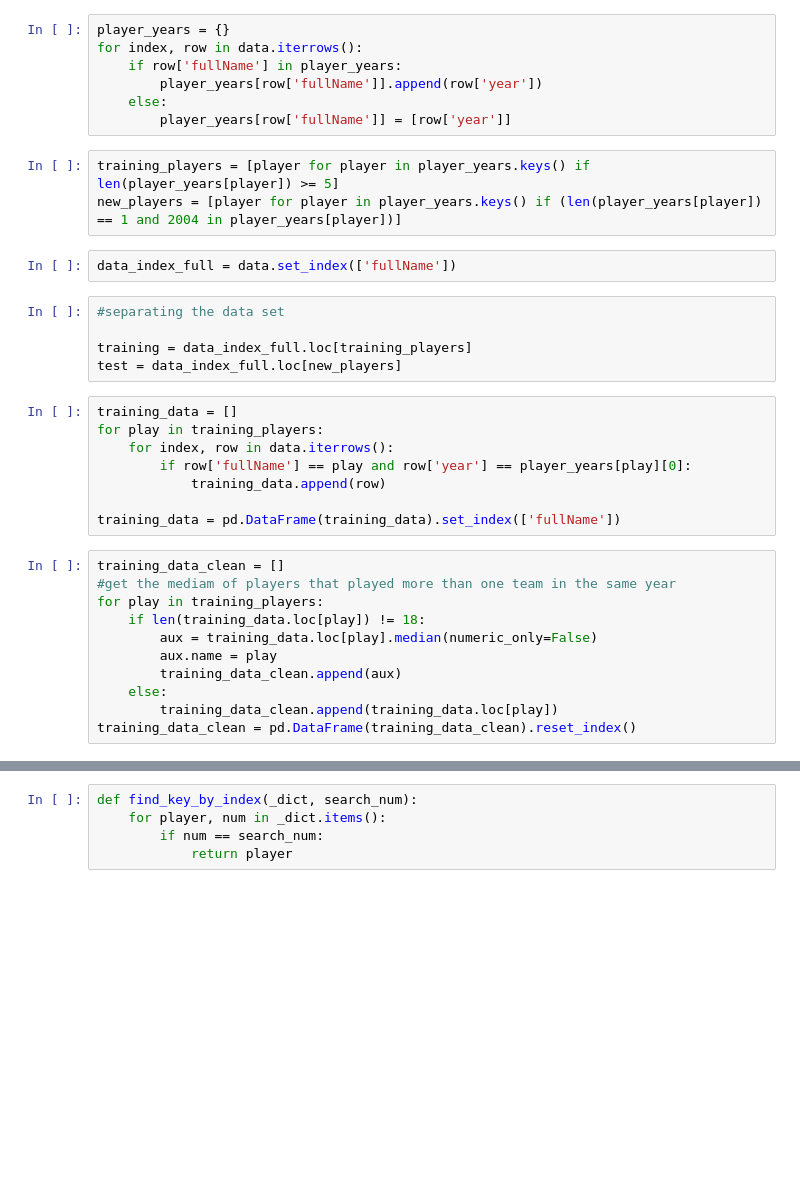
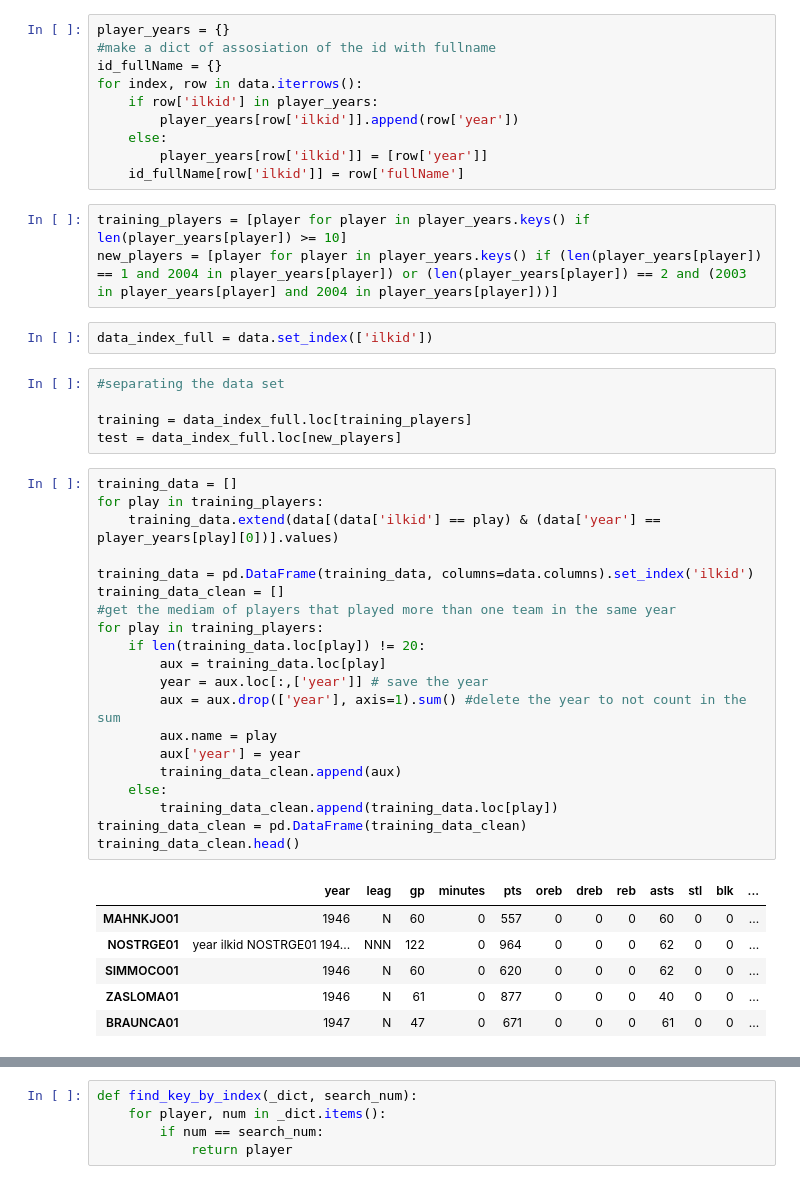
Before and after one commit to giovanniattina/Intelig-ncia_Artificial_Trabalho1, a Jupyter notebook: trab.ipynb, the cells around one changed output, grey strips where cells are left out. Drawn from its saved outputs; the diff is of its cells as text; blank space fills up the shorter version.

```diff
--- a/trab.ipynb
+++ b/trab.ipynb
@@ -8,36 +7,47 @@ data = data.drop(["firstname",'lastname', 'ilkid', 'firstname', 'lastname', 'tea
 # %%
 player_years = {}
+#make a dict of assosiation of the id with fullname
+id_fullName = {}
 for index, row in data.iterrows():
-    if row['fullName'] in player_years:
-        player_years[row['fullName']].append(row['year'])
+    if row['ilkid'] in player_years:
+        player_years[row['ilkid']].append(row['year'])
     else:
-        player_years[row['fullName']] = [row['year']]
+        player_years[row['ilkid']] = [row['year']]
+    id_fullName[row['ilkid']] = row['fullName']
 # %%
-training_players = [player for player in player_years.keys() if len(player_years[player]) >= 5]
-new_players = [player for player in player_years.keys() if (len(player_years[player]) == 1 and 2004 in player_years[player])]
+training_players = [player for player in player_years.keys() if len(player_years[player]) >= 10]
+new_players = [player for player in player_years.keys() if (len(player_years[player]) == 1 and 2004 in player_years[player]) or (len(player_years[player]) == 2 and (2003 in player_years[player] and 2004 in player_years[player]))]
 # %%
-data_index_full = data.set_index(['fullName'])
+data_index_full = data.set_index(['ilkid'])
 # %%
 #separating the data set
 
 training = data_index_full.loc[training_players]
 test = data_index_full.loc[new_players]
-# %%
-training_data = []
-for play in training_players:
-    for index, row in data.iterrows():
-        if row['fullName'] == play and row['year'] == player_years[play][0]:
-            training_data.append(row)
-
-training_data = pd.DataFrame(training_data).set_index(['fullName'])
 # %%
+training_data = []
+for play in training_players:
+    training_data.extend(data[(data['ilkid'] == play) & (data['year'] == player_years[play][0])].values)
+
+training_data = pd.DataFrame(training_data, columns=data.columns).set_index('ilkid')
 training_data_clean = []
 #get the mediam of players that played more than one team in the same year
 for play in training_players:
-    if len(training_data.loc[play]) != 18:
-        aux = training_data.loc[play].median(numeric_only=False)
+    if len(training_data.loc[play]) != 20:
+        aux = training_data.loc[play]
+        year = aux.loc[:,['year']] # save the year
+        aux = aux.drop(['year'], axis=1).sum() #delete the year to not count in the sum
         aux.name = play
+        aux['year'] = year
         training_data_clean.append(aux)
     else:
         training_data_clean.append(training_data.loc[play])
-training_data_clean = pd.DataFrame(training_data_clean).reset_index()
+training_data_clean = pd.DataFrame(training_data_clean)
+training_data_clean.head()
+# %% [output]
+|  | year | leag | gp | minutes | pts | oreb | dreb | reb | asts | stl | blk | ... |
+| MAHNKJO01 | 1946 | N | 60 | 0 | 557 | 0 | 0 | 0 | 60 | 0 | 0 | ... |
+| NOSTRGE01 | year ilkid NOSTRGE01 194... | NNN | 122 | 0 | 964 | 0 | 0 | 0 | 62 | 0 | 0 | ... |
+| SIMMOCO01 | 1946 | N | 60 | 0 | 620 | 0 | 0 | 0 | 62 | 0 | 0 | ... |
+| ZASLOMA01 | 1946 | N | 61 | 0 | 877 | 0 | 0 | 0 | 40 | 0 | 0 | ... |
+| BRAUNCA01 | 1947 | N | 47 | 0 | 671 | 0 | 0 | 0 | 61 | 0 | 0 | ... |
```
Also changed, not shown: parts of 24 cells of this notebook, 2 other files.
